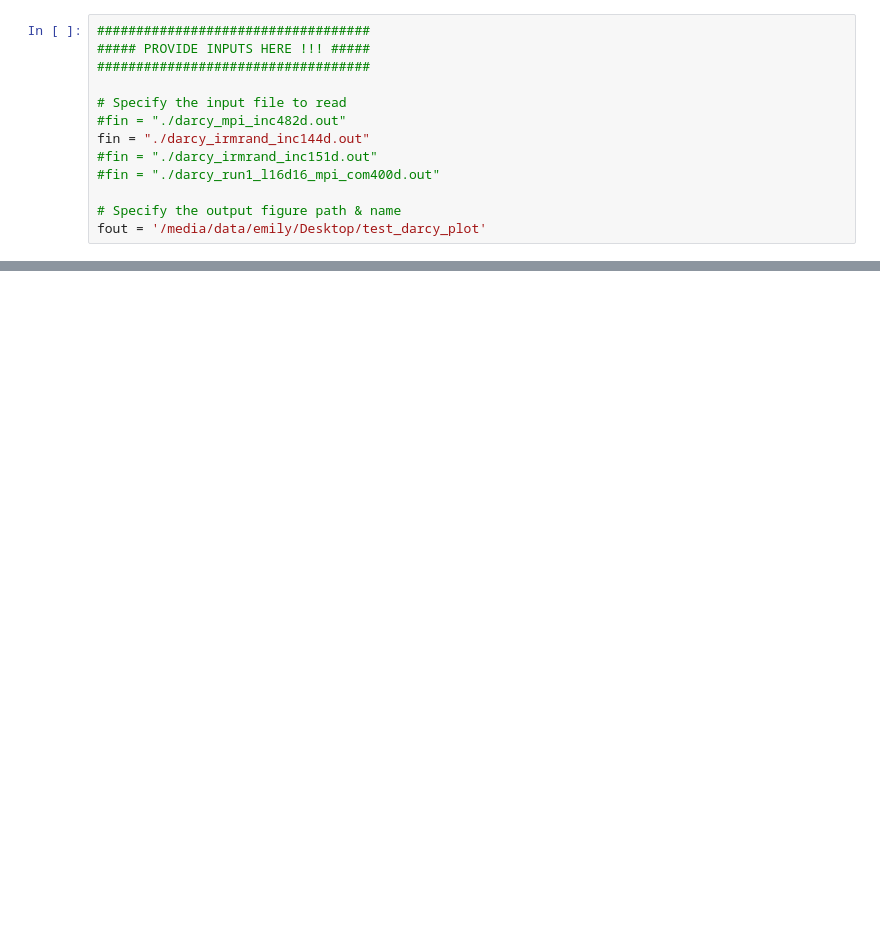
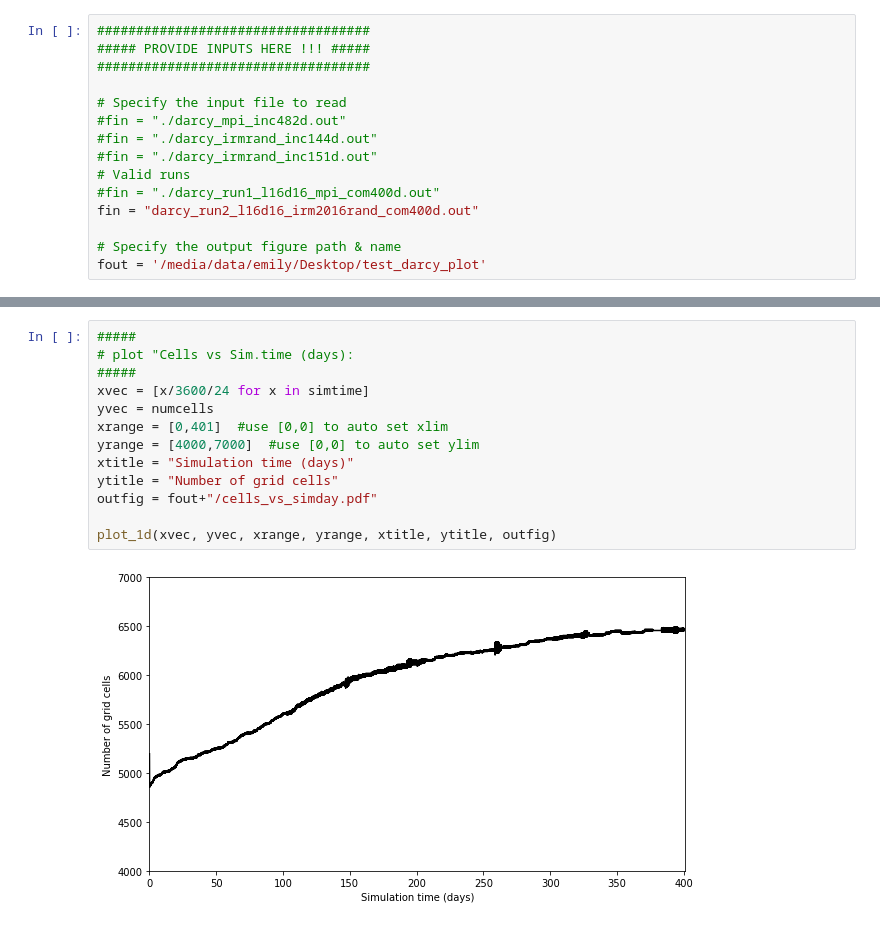
Before and after one commit to hellenbr/iSamoa, a Jupyter notebook: post/plot_darcy/darcy_plot.ipynb, the cells around one changed output, grey strips where cells are left out. Cells and saved outputs as stored; diff of their text form; blank space fills up the shorter version.

Commit message:
update darcy plot scripts: run1 run2 done

```diff
--- a/post/plot_darcy/darcy_plot.ipynb
+++ b/post/plot_darcy/darcy_plot.ipynb
@@ -16,9 +33,11 @@ import sys
 
 # Specify the input file to read
 #fin = "./darcy_mpi_inc482d.out"
-fin = "./darcy_irmrand_inc144d.out"
+#fin = "./darcy_irmrand_inc144d.out"
 #fin = "./darcy_irmrand_inc151d.out"
+# Valid runs
 #fin = "./darcy_run1_l16d16_mpi_com400d.out"
+fin = "darcy_run2_l16d16_irm2016rand_com400d.out"
 
 # Specify the output figure path & name
 fout = '/media/data/emily/Desktop/test_darcy_plot'
@@ -334,0 +73,15 @@ Total iMPI time = 13.207887
+# %%
+#####
+# plot "Cells vs Sim.time (days):
+#####
+xvec = [x/3600/24 for x in simtime]
+yvec = numcells
+xrange = [0,401]  #use [0,0] to auto set xlim
+yrange = [4000,7000]  #use [0,0] to auto set ylim
+xtitle = "Simulation time (days)"
+ytitle = "Number of grid cells"
+outfig = fout+"/cells_vs_simday.pdf"
+
+plot_1d(xvec, yvec, xrange, yrange, xtitle, ytitle, outfig)
+# %% [output]
+[figure, added]
```
Also changed, not shown: parts of 17 cells of this notebook, 1 other file.
